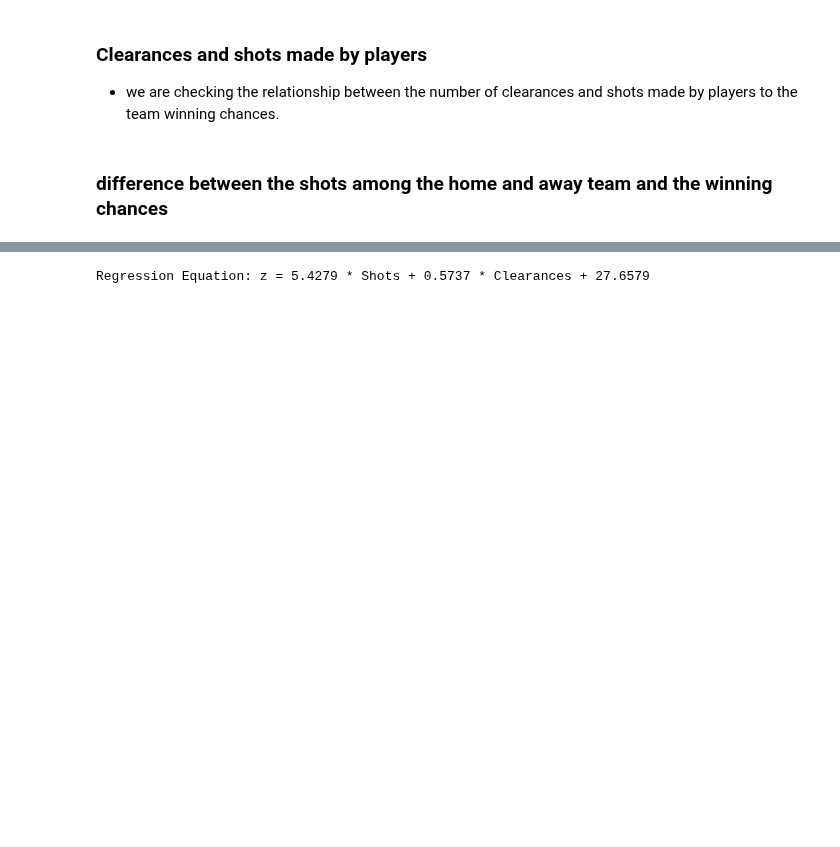
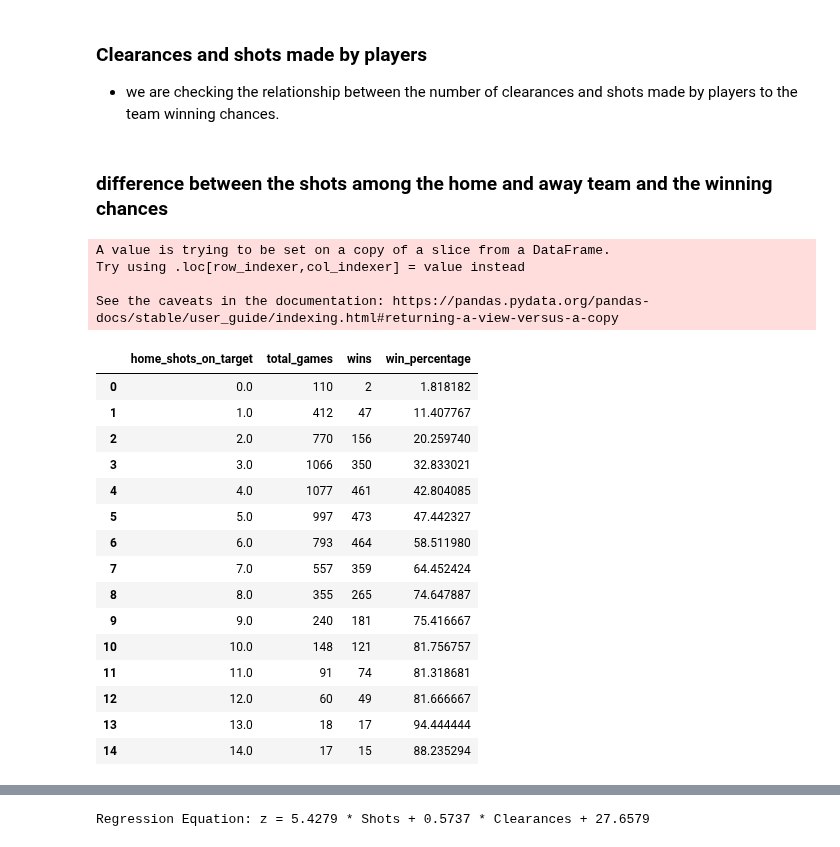
Before and after one commit to 1shaked/year_3, a Jupyter notebook: BI/ETL/df_full_premierleague.ipynb, the cells around one changed output, grey strips where cells are left out. Drawn from its saved outputs; the diff is of its cells as text; code cells hidden in the pictures; blank space fills up the shorter version.

```diff
--- a/BI/ETL/df_full_premierleague.ipynb
+++ b/BI/ETL/df_full_premierleague.ipynb
@@ -335,6 +337,17 @@ shots_diff_data = df.groupby('home_shots_diff').agg(
 ).reset_index()
 shots_diff_data['win_percentage'] = (shots_diff_data['wins'] / shots_diff_data['total_games']) * 100
 shots_data_big_only = shots_diff_data[shots_diff_data['total_games'] > 10]
+
+# Prepare the data
+X = shots_data_big_only[['home_shots_diff']].values  # Independent variable
+y = shots_data_big_only['win_percentage'].values  # Dependent variable
+# Initialize and fit the model
+reg_model = LinearRegression()
+reg_model.fit(X, y)
+
+# Add regression points (predicted values) to the DataFrame
+shots_data_big_only['regression_line'] = reg_model.predict(X)
+
 
 # 2D Plot: Shots vs Win Percentage
 fig_shots = px.scatter(
@@ -350,3 +363,8 @@ fig_shots = px.scatter(
 fig_shots.update_traces(mode='lines+markers')
 fig_shots.show()
 fig_to_json_file(fig_shots, 'shots_diff_vs_win_percentage')
+# %% [output]
+A value is trying to be set on a copy of a slice from a DataFrame.
+Try using .loc[row_indexer,col_indexer] = value instead
+
+See the caveats in the documentation: https://pandas.pydata.org/pandas-docs/stable/user_guide/indexing.html#returning-a-view-versus-a-copy
@@ -388,6 +416,25 @@ fig_shots = px.scatter(
 fig_shots.update_traces(mode='lines+markers')
 fig_shots.show()
 fig_to_json_file(fig_shots, 'shots_vs_win_percentage')
+# %%
+shots_data_big_only
+# %% [output]
+|  | home_shots_on_target | total_games | wins | win_percentage |
+| 0 | 0.0 | 110 | 2 | 1.818182 |
+| 1 | 1.0 | 412 | 47 | 11.407767 |
+| 2 | 2.0 | 770 | 156 | 20.259740 |
+| 3 | 3.0 | 1066 | 350 | 32.833021 |
+| 4 | 4.0 | 1077 | 461 | 42.804085 |
+| 5 | 5.0 | 997 | 473 | 47.442327 |
+| 6 | 6.0 | 793 | 464 | 58.511980 |
+| 7 | 7.0 | 557 | 359 | 64.452424 |
+| 8 | 8.0 | 355 | 265 | 74.647887 |
+| 9 | 9.0 | 240 | 181 | 75.416667 |
+| 10 | 10.0 | 148 | 121 | 81.756757 |
+| 11 | 11.0 | 91 | 74 | 81.318681 |
+| 12 | 12.0 | 60 | 49 | 81.666667 |
+| 13 | 13.0 | 18 | 17 | 94.444444 |
+| 14 | 14.0 | 17 | 15 | 88.235294 |
 # %%
 # Create bins of 5 for clearances
 bins = range(0, int(df['home_clearances'].max()) + 5, 5)  # Ensure max is an integer
```
Also changed, not shown: parts of 10 cells of this notebook.
